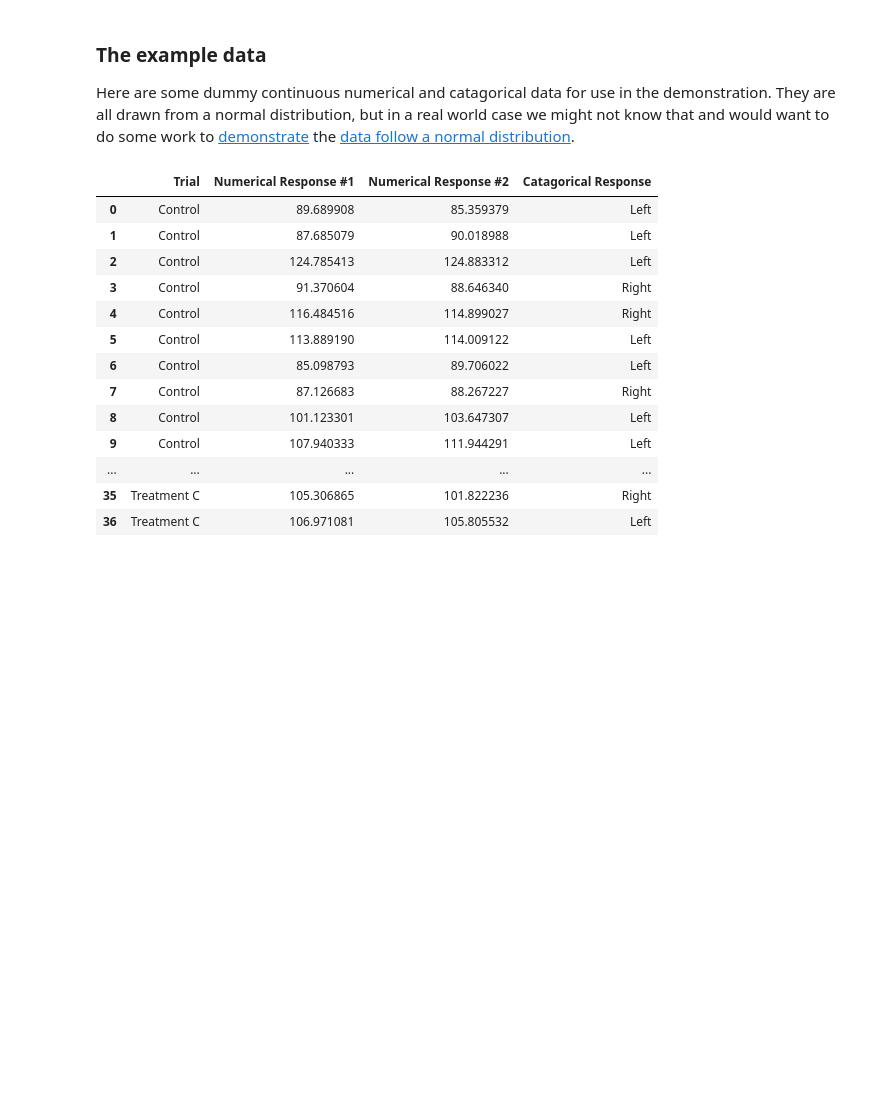
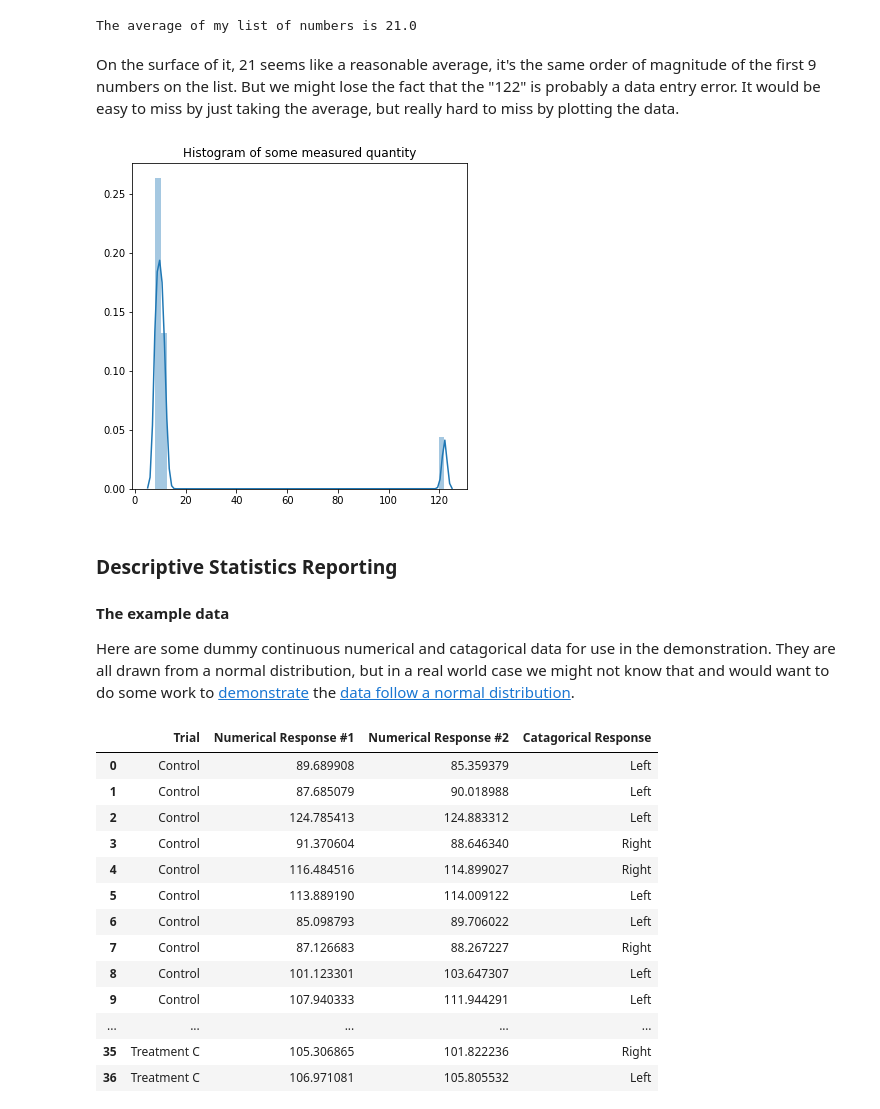
Before and after one commit to nick-gould/Reporting-Data-Using-Python, a Jupyter notebook: ReportingDataUsingPython.ipynb, the cells around one changed output. Saved outputs shown, nothing was run; the diff lists cells and outputs as text; code cells hidden in the pictures; blank space fills up the shorter version.

```diff
--- a/ReportingDataUsingPython.ipynb
+++ b/ReportingDataUsingPython.ipynb
@@ -39,5 +59,21 @@ PlotWidth = 6
+# %%
+myList = [8, 8, 9, 9, 10, 10, 11, 11, 12, 122]
+print(f'The average of my list of numbers is {np.mean(myList)}')
+# %% [output]
+The average of my list of numbers is 21.0
+# %% [markdown]
+On the surface of it, 21 seems like a reasonable average, it's the same order of magnitude of the first 9 numbers on the list. But we might lose the fact that the "122" is probably a data entry error. It would be easy to miss by just taking the average, but really hard to miss by plotting the data.
+# %%
+plt.figure(figsize=(PlotWidth,PlotWidth))
+sns.distplot(myList)
+plt.title('Histogram of some measured quantity')
+plt.show()
+# %% [output]
+[figure, added]
 # %% [markdown]
-### The example data
+### Descriptive Statistics Reporting
+
+#### The example data
 Here are some dummy continuous numerical and catagorical data for use in the demonstration. They are all drawn from a normal distribution, but in a real world case we might not know that and would want to do some work to [demonstrate](https://en.wikipedia.org/wiki/Normal_probability_plot) the [data follow a normal distribution](https://en.wikipedia.org/wiki/Normality_test).
 # %%
 np.random.seed(1729)
```
Also changed, not shown: parts of 19 cells of this notebook.
